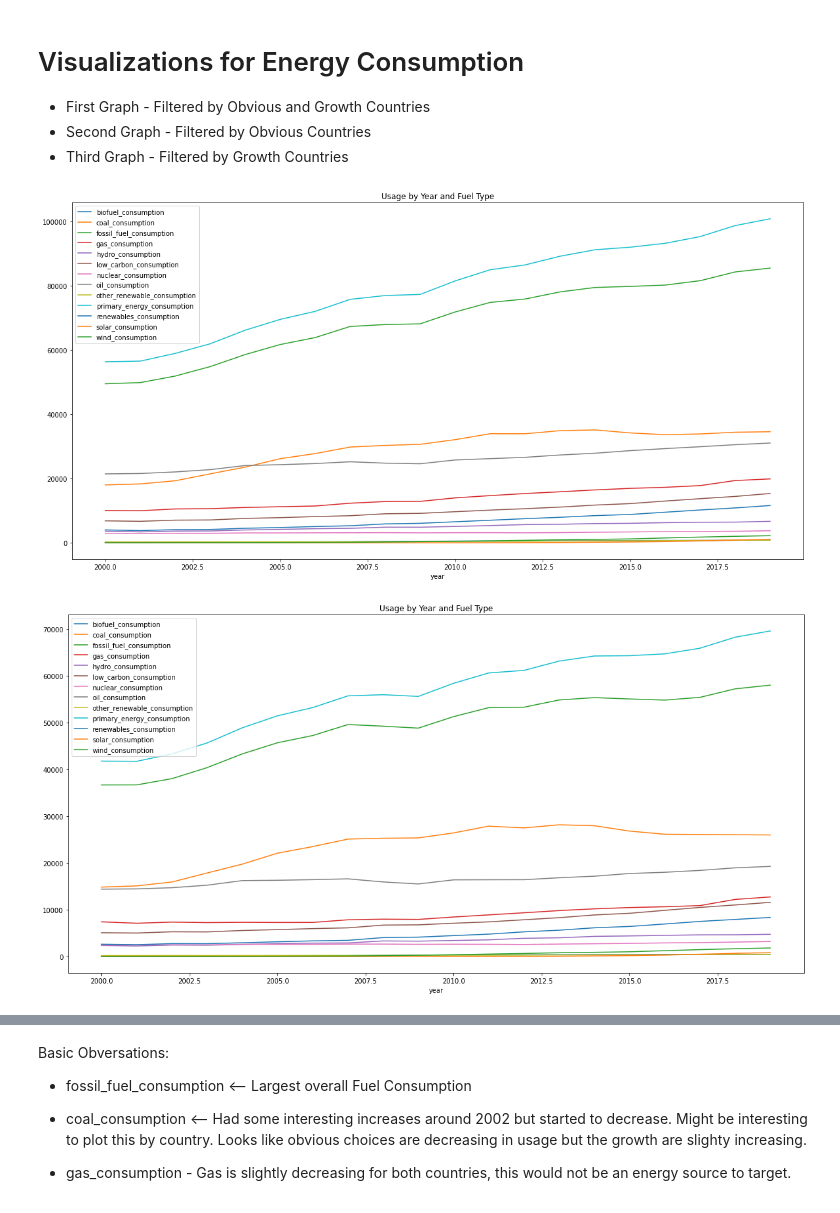
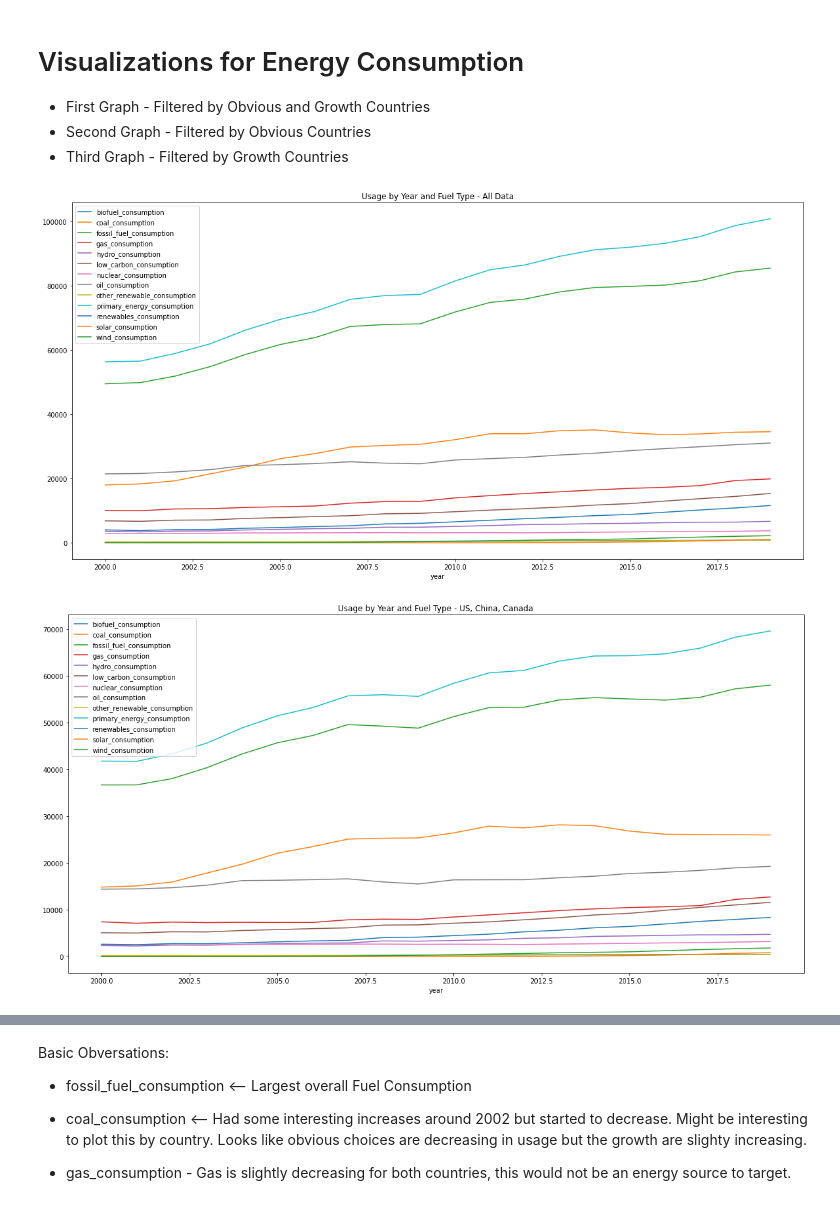
Before and after one commit to amycelliott/DMP_LP_2022, a Jupyter notebook: DMP_LP_2022_Target_Country_Current_Consumption.ipynb, the cells around one changed output, grey strips where cells are left out. Drawn from its saved outputs; the diff is of its cells as text; code cells hidden in the pictures.

```diff
--- a/DMP_LP_2022_Target_Country_Current_Consumption.ipynb
+++ b/DMP_LP_2022_Target_Country_Current_Consumption.ipynb
@@ -200,21 +312,21 @@ df_all_data_sum_by_year
 # %%
 df_all_data_sum_by_year.plot(
     #kind='area', stacked=True, #I didn't like how this looked compared to Line
     x="year",
     # All columns
     y=["biofuel_consumption","coal_consumption","fossil_fuel_consumption","gas_consumption","hydro_consumption","low_carbon_consumption","nuclear_consumption","oil_consumption","other_renewable_consumption","primary_energy_consumption","renewables_consumption","solar_consumption","wind_consumption"],
     # Select columns
     #y=["biofuel_consumption","gas_consumption","hydro_consumption","low_carbon_consumption","nuclear_consumption","oil_consumption","other_renewable_consumption","renewables_consumption","solar_consumption","wind_consumption"],
-    title='Usage by Year and Fuel Type', figsize=(20,10)
+    title='Usage by Year and Fuel Type - All Data', figsize=(20,10)
     )
 
 plt.show()
 
 # Groupings to look at
 # fossil_fuel_consumption, renewables_consumption
 # low_carbon_consumption (Nucular + Renewables)
 # %% [output]
-[figure, old version]
+[figure, new version]
 # %%
 df_all_data_obvious_sum_by_year.plot(
     #kind='area', stacked=True, #I didn't like how this looked compared to Line
@@ -223,12 +335,12 @@ df_all_data_obvious_sum_by_year.plot(
     y=["biofuel_consumption","coal_consumption","fossil_fuel_consumption","gas_consumption","hydro_consumption","low_carbon_consumption","nuclear_consumption","oil_consumption","other_renewable_consumption","primary_energy_consumption","renewables_consumption","solar_consumption","wind_consumption"],
     # Select columns
     #y=["biofuel_consumption","gas_consumption","hydro_consumption","low_carbon_consumption","nuclear_consumption","oil_consumption","other_renewable_consumption","renewables_consumption","solar_consumption","wind_consumption"],
-    title='Usage by Year and Fuel Type', figsize=(20,10)
+    title='Usage by Year and Fuel Type - US, China, Canada', figsize=(20,10)
     )
 
 plt.show()
 # %% [output]
-[figure, old version]
+[figure, new version]
 # %%
 df_all_data_growth_sum_by_year.plot(
     #kind='area', stacked=True, #I didn't like how this looked compared to Line
```
Also changed, not shown: parts of 16 cells of this notebook.
